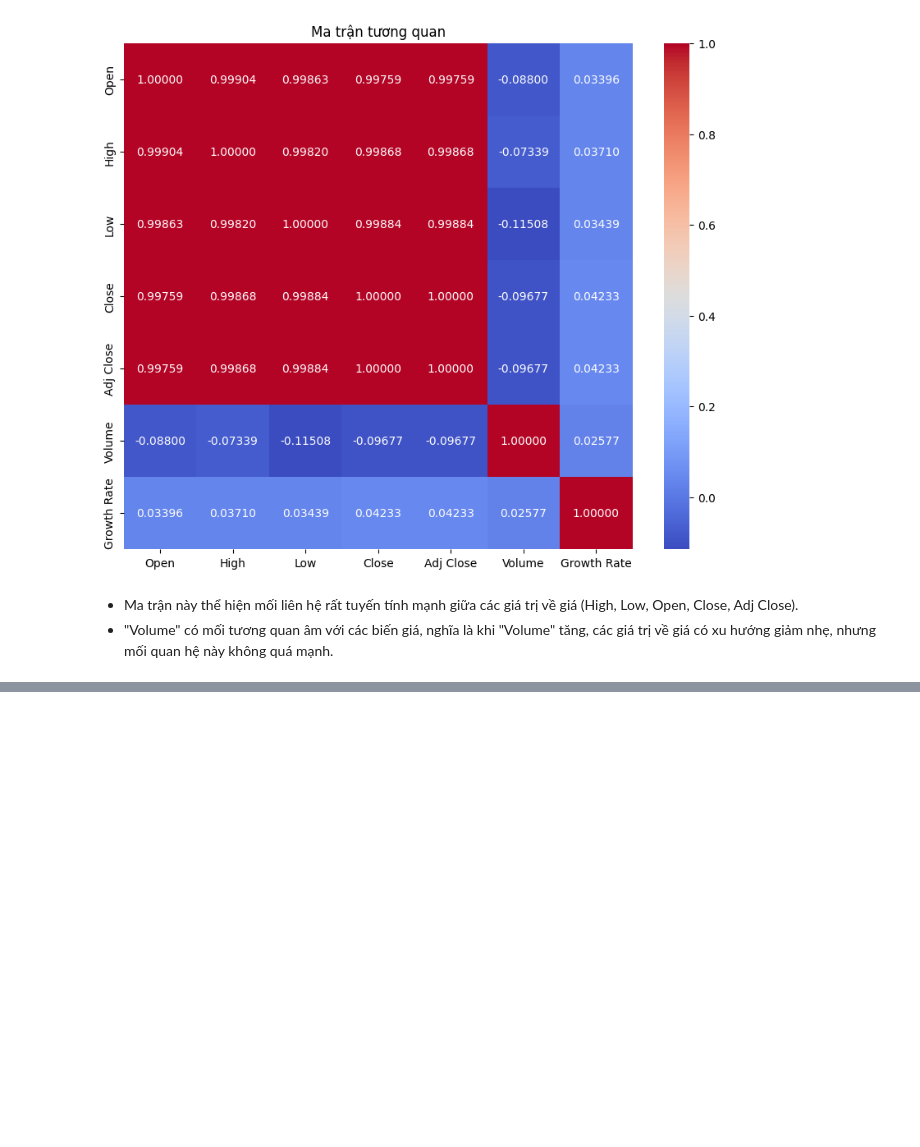
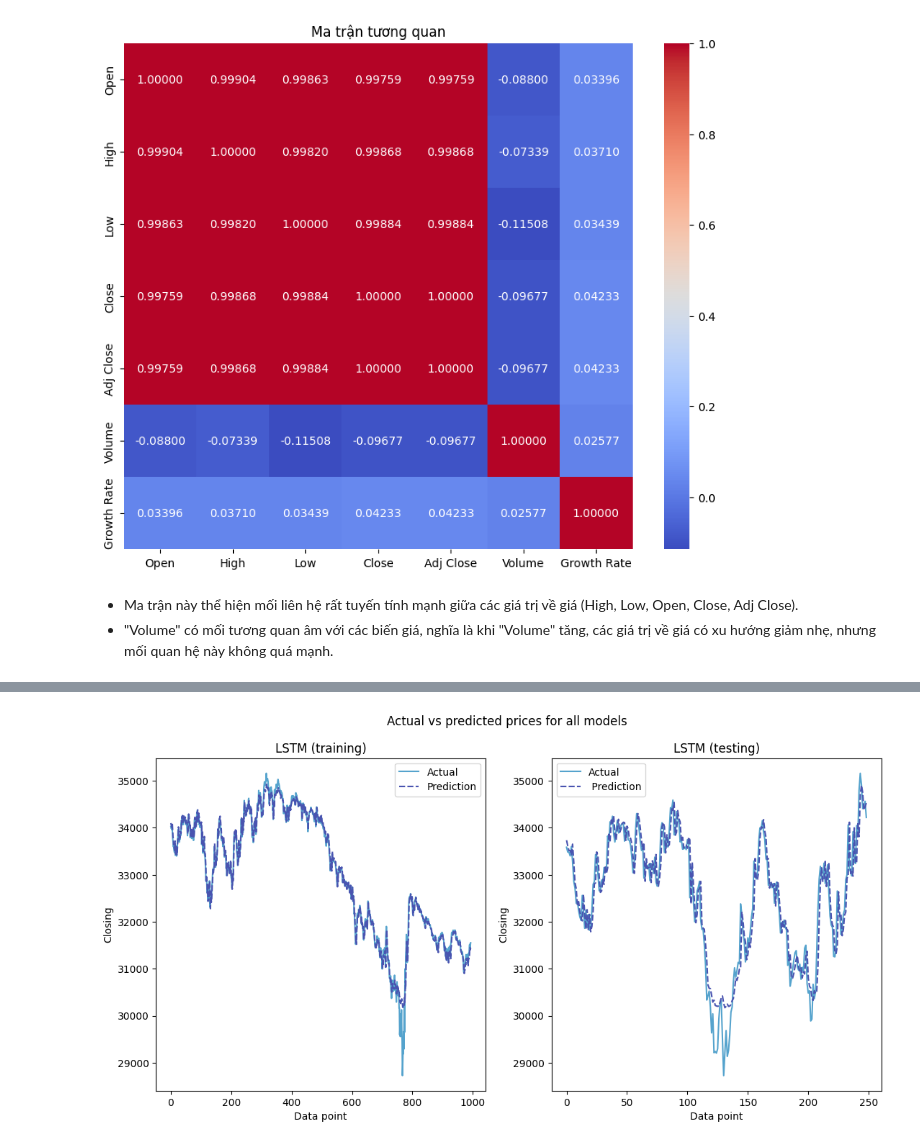
Before and after one commit to ThienNguyen3001/Stock-Price-Prediction-RNN-LSTM-GRU, a Jupyter notebook: stock_price_predict.ipynb, the cells around one changed output, grey strips where cells are left out. Saved outputs shown, nothing was run; the diff lists cells and outputs as text; code cells hidden in the pictures; blank space fills up the shorter version.

```diff
--- a/stock_price_predict.ipynb
+++ b/stock_price_predict.ipynb
@@ -331,7 +329,6 @@ plt.show(lstm_loss_fig);
 #RNN model performance on testing data
 y_test_pred_rnn = rnn_model(X_test)
 # %%
-scaler = MinMaxScaler(feature_range = (-1,1))
 #Converting the data back to its original form
 rnn_train_pred = scaler.inverse_transform(y_train_pred_rnn.detach().numpy())
 rnn_train_orig = scaler.inverse_transform(y_train_rnn.detach().numpy())
@@ -341,0 +401,9 @@ NotFittedError: This MinMaxScaler instance is not fitted yet. Call 'fit' with ap
+# %%
+#LSTM model performance on testing data
+y_test_pred_lstm = lstm_model(X_test)
+# %%
+#Converting the data back to its original form
+lstm_train_pred = scaler.inverse_transform(y_train_pred_lstm.detach().numpy())
+lstm_train_orig = scaler.inverse_transform(y_train_lstm.detach().numpy())
+lstm_test_pred = scaler.inverse_transform(y_test_pred_lstm.detach().numpy())
+lstm_test_orig = scaler.inverse_transform(y_test_lstm.detach().numpy())
@@ -341,0 +445,27 @@ NotFittedError: This MinMaxScaler instance is not fitted yet. Call 'fit' with ap
+# %%
+#Preparing predictions for the plot comparisons
+lstm_train_data = np.append(lstm_train_orig, lstm_train_pred, axis = 1)
+lstm_test_data = np.append(lstm_test_orig, lstm_test_pred, axis = 1)
+
+lstm_train_plot = pd.DataFrame(lstm_train_data)
+lstm_train_plot.columns = ['Actual', 'Prediction']
+lstm_test_plot = pd.DataFrame(lstm_test_data)
+lstm_test_plot.columns = ['Actual', ' Prediction']
+# %%
+#Prediction vs actual price for LSTM model
+sns.set_palette('icefire')
+
+fig, axes = plt.subplots(1, 2, sharex = False, figsize = (13,6))
+fig.suptitle('Actual vs predicted prices for all models')
+
+lstm_training_plot = sns.lineplot(ax = axes[0], data = lstm_train_plot)
+lstm_training_plot.set_title('LSTM (training)')
+lstm_training_plot.set_xlabel('Data point')
+lstm_training_plot.set_ylabel('Closing')
+
+lstm_testing_plot = sns.lineplot(ax = axes[1], data = lstm_test_plot)
+lstm_testing_plot.set_title('LSTM (testing)')
+lstm_testing_plot.set_xlabel('Data point')
+lstm_testing_plot.set_ylabel('Closing');
+# %% [output]
+[figure, added]
```
Also changed, not shown: parts of 23 cells of this notebook.
